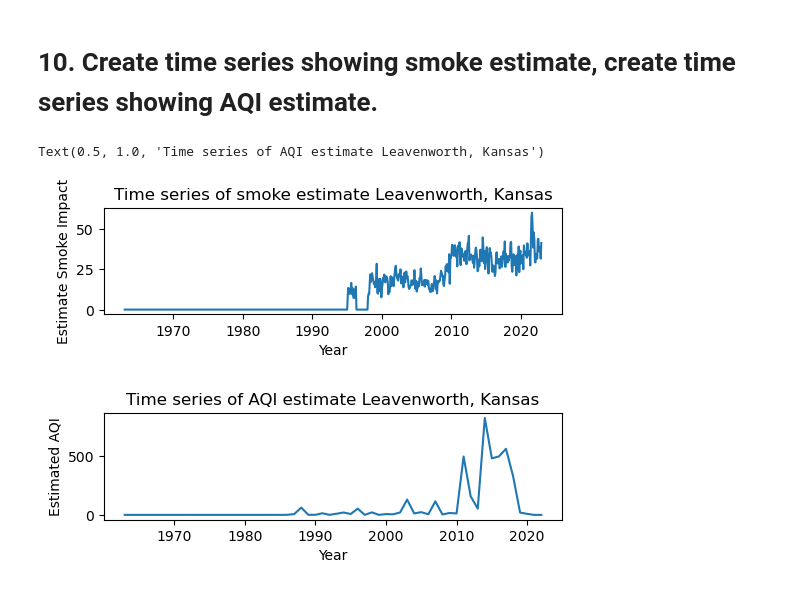
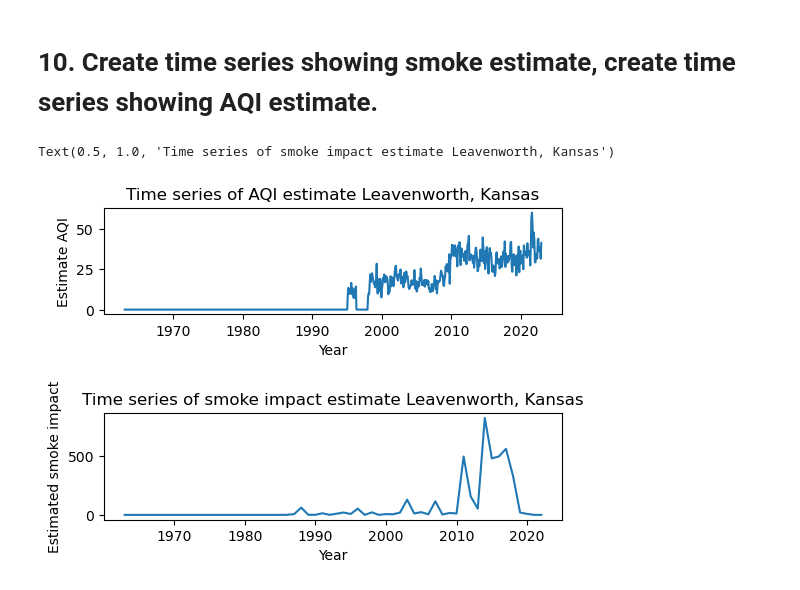
Before and after one commit to ZachBowyer/data-512-common_analysis, a Jupyter notebook: Src/CommonAnalysis.ipynb, the cells around one changed output. Cells and saved outputs as stored; diff of their text form; code cells hidden in the pictures.

```diff
--- a/Src/CommonAnalysis.ipynb
+++ b/Src/CommonAnalysis.ipynb
@@ -1026,38 +1026,38 @@ time_series_totalacres(1250)
 # Get sorted annual dates in datetime format (Just years)
 smoke_estimates = []
 dates = []
 for year in annual_smoke_estimates.keys():
     dates.append("01/01/"+ str(year))
     smoke_estimates.append(annual_smoke_estimates[year]['total_smoke_volume_estimate'])
 dates = [dt.datetime.strptime(d,'%m/%d/%Y').date() for d in dates]
 
 #Get sorted monthly dates in datetime format (years and months)
 dates2 = []
 aqi_estimates_list = []
 for date in aqi_estimates.keys():
     year = date[0:4]
     month = date[4:6]
     day = "01"
     date_str = month + "/" + day + "/" + year
     dates2.append(date_str)
     aqi_estimates_list.append(aqi_estimates[date])
 dates2 = [dt.datetime.strptime(d,'%m/%d/%Y').date() for d in dates2]
 
 #Create 2x1 grid of plots
 fig, ax = plt.subplots(2,1)
 fig.tight_layout(pad=5.0)
 
-#Plot time series of smoke estimates
+#Plot time series of aqi estimates
 ax[0].plot(dates2, aqi_estimates_list)
 ax[0].set_xlabel("Year")
-ax[0].set_ylabel("Estimate Smoke Impact")
-ax[0].set_title("Time series of smoke estimate Leavenworth, Kansas")
+ax[0].set_ylabel("Estimate AQI")
+ax[0].set_title("Time series of AQI estimate Leavenworth, Kansas")
 
-#Plot time series of AQI estimates
+#Plot time series of Smoke estimates
 ax[1].plot(dates, smoke_estimates)
 ax[1].set_xlabel("Year")
-ax[1].set_ylabel("Estimated AQI")
-ax[1].set_title("Time series of AQI estimate Leavenworth, Kansas")
+ax[1].set_ylabel("Estimated smoke impact")
+ax[1].set_title("Time series of smoke impact estimate Leavenworth, Kansas")
 # %% [output]
-Text(0.5, 1.0, 'Time series of AQI estimate Leavenworth, Kansas')
+Text(0.5, 1.0, 'Time series of smoke impact estimate Leavenworth, Kansas')
-[figure, old version]
+[figure, new version]
```
Also changed, not shown: parts of 10 cells of this notebook, 6 other files.
